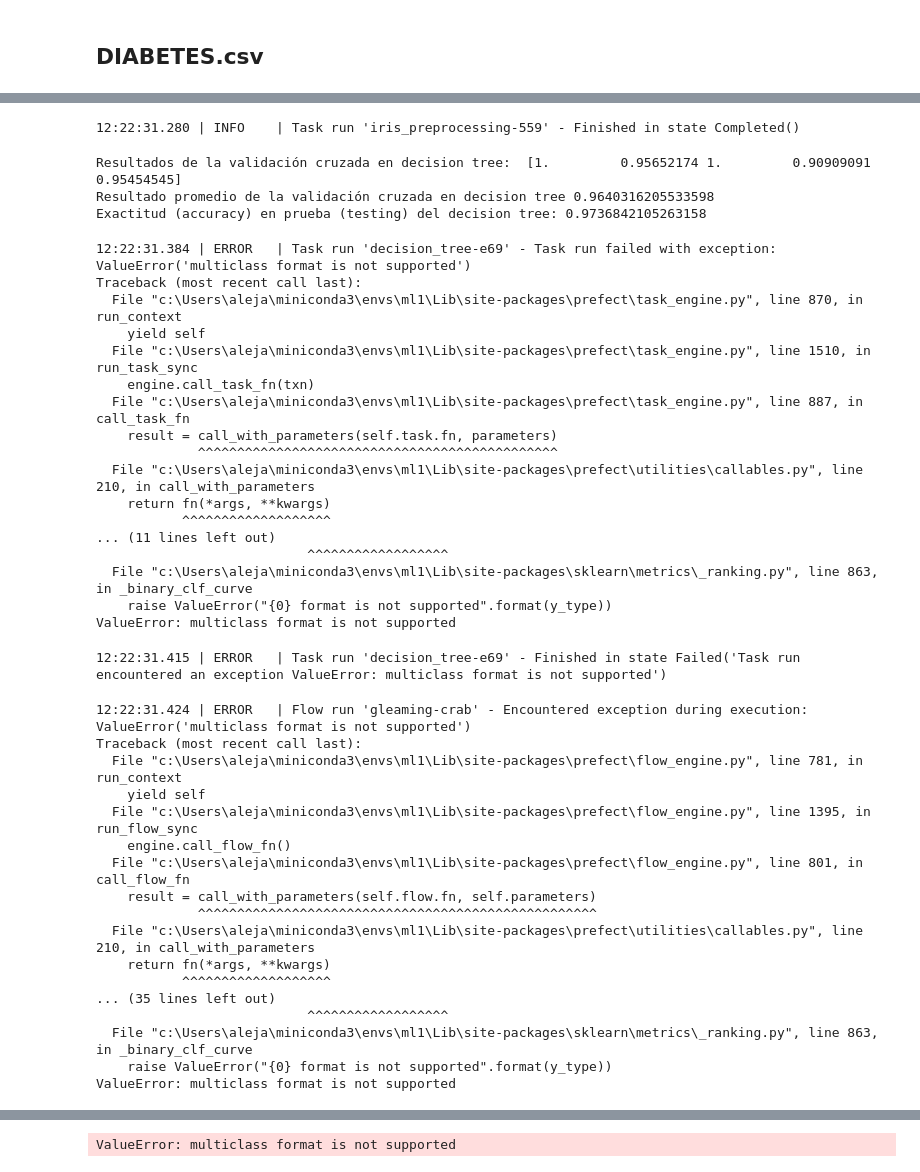
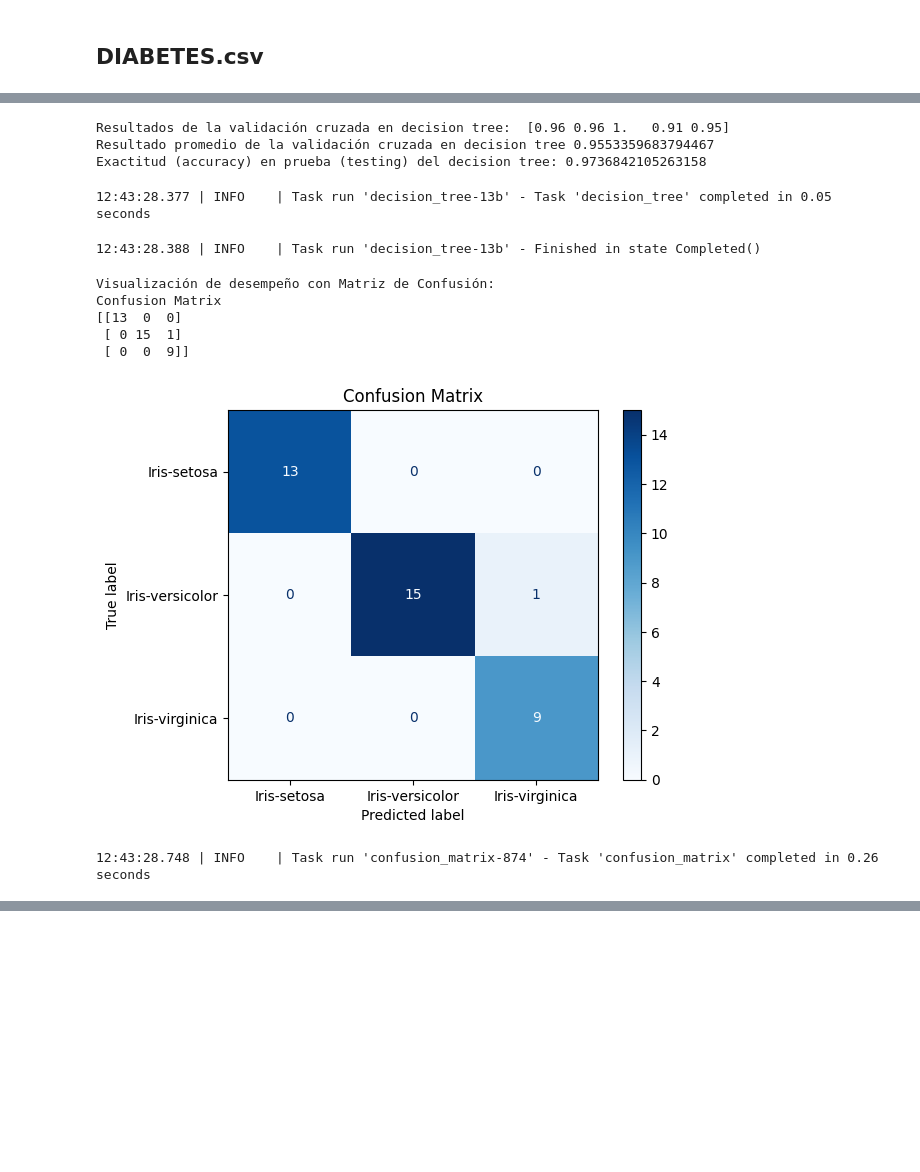
Before and after one commit to AGGE82/Taller-2-ML1, a Jupyter notebook: Comparison.ipynb, the cells around one changed output, grey strips where cells are left out. Saved outputs shown, nothing was run; the diff lists cells and outputs as text; code cells hidden in the pictures; blank space fills up the shorter version.

Commit message:
Correccion errores

```diff
--- a/Comparison.ipynb
+++ b/Comparison.ipynb
@@ -149,9 +151,4 @@ def decision_tree(X_train, X_test, y_train, y_test):
     # Escribe en pantalla la métrica "accuracy" para prueba (datos no usados en el entrenamiento)
     print("Exactitud (accuracy) en prueba (testing) del decision tree:",metrics.accuracy_score(y_test, y_pred))
 
-    fpr,tpr,_r=metrics.roc_curve(y_test,y_pred)
-    roc_auc = metrics.auc(fpr, tpr)
-    print(roc_auc)
-    metrics.RocCurveDisplay.from_estimator(dtree, X_test, y_test)
-
-    return dtree
+    return dtree, y_pred
@@ -266,7 +271,7 @@ def svm_scaler(X_train, X_test, y_train, y_test):
     x_train_scaler = scaler.fit_transform(X_train)
     x_test_scaler = scaler.transform(X_test)
 
-    svm_class_scaled = svm.SVC(kernel='rbf', random_state=0)
+    svm_class_scaled = SVC(kernel='rbf', random_state=0)
     svm_class_scaled.fit(x_train_scaler, y_train)
 
     y_pred = svm_class_scaled.predict(x_test_scaler)
@@ -319,19 +324,19 @@ def iris_flow():
 
     class_names = ['Iris-setosa', 'Iris-versicolor', 'Iris-virginica']
 
-    dtree = decision_tree(X_train, X_test, y_train, y_test)
-    confusion_matrix(class_names, dtree, X_test, y_test)
+    dtree_model, y_pred = decision_tree(X_train, X_test, y_train, y_test)
+    confusion_matrix(class_names, dtree_model, X_test, y_test)
 
-    rf =random_forest(X_train, X_test, y_train, y_test)
-    confusion_matrix(class_names, rf, X_test, y_test)
+    rf_model =random_forest(X_train, X_test, y_train, y_test)
+    confusion_matrix(class_names, rf_model, X_test, y_test)
 
-    knn = knn(X_train, X_test, y_train, y_test)
-    confusion_matrix(class_names, knn, X_test, y_test)
+    knn_model = knn(X_train, X_test, y_train, y_test)
+    confusion_matrix(class_names, knn_model, X_test, y_test)
     knn_scaled = knn_scaler(X_train, X_test, y_train, y_test)
     confusion_matrix(class_names, knn_scaled, X_test, y_test)
 
-    svm_class = svm(X_train, X_test, y_train, y_test)
-    confusion_matrix(class_names, svm_class, X_test, y_test)
+    svm_class_model = svm(X_train, X_test, y_train, y_test)
+    confusion_matrix(class_names, svm_class_model, X_test, y_test)
     svm_class_scaled = svm_scaler(X_train, X_test, y_train, y_test)
     confusion_matrix(class_names, svm_class_scaled, X_test, y_test)
 iris_flow()
@@ -349,39 +353,12 @@ Tamaño de y_test: (38,)
-12:22:31.280 | INFO    | Task run 'iris_preprocessing-559' - Finished in state Completed()
+Resultados de la validación cruzada en decision tree:  [0.96 0.96 1.   0.91 0.95]
+Resultado promedio de la validación cruzada en decision tree 0.9553359683794467
+Exactitud (accuracy) en prueba (testing) del decision tree: 0.9736842105263158
-Resultados de la validación cruzada en decision tree:  [1.         0.95652174 1.         0.90909091 0.95454545]
-Resultado promedio de la validación cruzada en decision tree 0.9640316205533598
-Exactitud (accuracy) en prueba (testing) del decision tree: 0.9736842105263158
+12:43:28.377 | INFO    | Task run 'decision_tree-13b' - Task 'decision_tree' completed in 0.05 seconds
-12:22:31.384 | ERROR   | Task run 'decision_tree-e69' - Task run failed with exception: ValueError('multiclass format is not supported')
-Traceback (most recent call last):
-  File "c:\Users\aleja\miniconda3\envs\ml1\Lib\site-packages\prefect\task_engine.py", line 870, in run_context
-    yield self
-  File "c:\Users\aleja\miniconda3\envs\ml1\Lib\site-packages\prefect\task_engine.py", line 1510, in run_task_sync
-    engine.call_task_fn(txn)
-  File "c:\Users\aleja\miniconda3\envs\ml1\Lib\site-packages\prefect\task_engine.py", line 887, in call_task_fn
-    result = call_with_parameters(self.task.fn, parameters)
-             ^^^^^^^^^^^^^^^^^^^^^^^^^^^^^^^^^^^^^^^^^^^^^^
-  File "c:\Users\aleja\miniconda3\envs\ml1\Lib\site-packages\prefect\utilities\callables.py", line 210, in call_with_parameters
-    return fn(*args, **kwargs)
-           ^^^^^^^^^^^^^^^^^^^
-... (11 lines left out)
-                           ^^^^^^^^^^^^^^^^^^
-  File "c:\Users\aleja\miniconda3\envs\ml1\Lib\site-packages\sklearn\metrics\_ranking.py", line 863, in _binary_clf_curve
-    raise ValueError("{0} format is not supported".format(y_type))
-ValueError: multiclass format is not supported
+12:43:28.388 | INFO    | Task run 'decision_tree-13b' - Finished in state Completed()
-12:22:31.415 | ERROR   | Task run 'decision_tree-e69' - Finished in state Failed('Task run encountered an exception ValueError: multiclass format is not supported')
+Visualización de desempeño con Matriz de Confusión:
+Confusion Matrix
+[[13  0  0]
+ [ 0 15  1]
+ [ 0  0  9]]
+[figure, added]
-12:22:31.424 | ERROR   | Flow run 'gleaming-crab' - Encountered exception during execution: ValueError('multiclass format is not supported')
-Traceback (most recent call last):
-  File "c:\Users\aleja\miniconda3\envs\ml1\Lib\site-packages\prefect\flow_engine.py", line 781, in run_context
-    yield self
-  File "c:\Users\aleja\miniconda3\envs\ml1\Lib\site-packages\prefect\flow_engine.py", line 1395, in run_flow_sync
-    engine.call_flow_fn()
-  File "c:\Users\aleja\miniconda3\envs\ml1\Lib\site-packages\prefect\flow_engine.py", line 801, in call_flow_fn
-    result = call_with_parameters(self.flow.fn, self.parameters)
-             ^^^^^^^^^^^^^^^^^^^^^^^^^^^^^^^^^^^^^^^^^^^^^^^^^^^
-  File "c:\Users\aleja\miniconda3\envs\ml1\Lib\site-packages\prefect\utilities\callables.py", line 210, in call_with_parameters
-    return fn(*args, **kwargs)
-           ^^^^^^^^^^^^^^^^^^^
-... (35 lines left out)
-                           ^^^^^^^^^^^^^^^^^^
-  File "c:\Users\aleja\miniconda3\envs\ml1\Lib\site-packages\sklearn\metrics\_ranking.py", line 863, in _binary_clf_curve
-    raise ValueError("{0} format is not supported".format(y_type))
-ValueError: multiclass format is not supported
+12:43:28.748 | INFO    | Task run 'confusion_matrix-874' - Task 'confusion_matrix' completed in 0.26 seconds
@@ -389,4 +366,3 @@ ValueError: multiclass format is not supported
-ValueError: multiclass format is not supported
 # %%
 @flow
 def cancer_flow():
```
Also changed, not shown: parts of 5 cells of this notebook.
